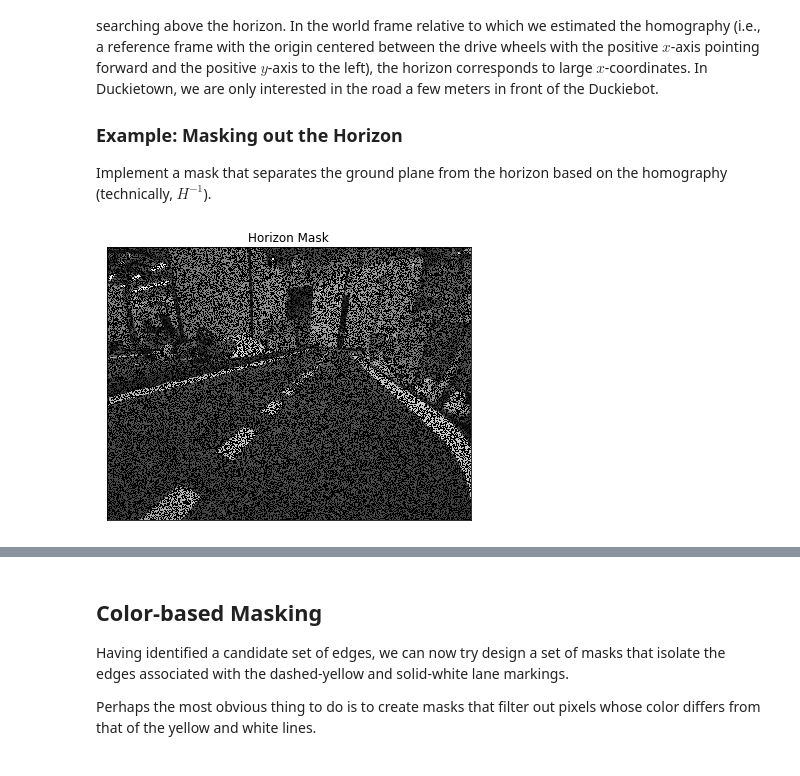
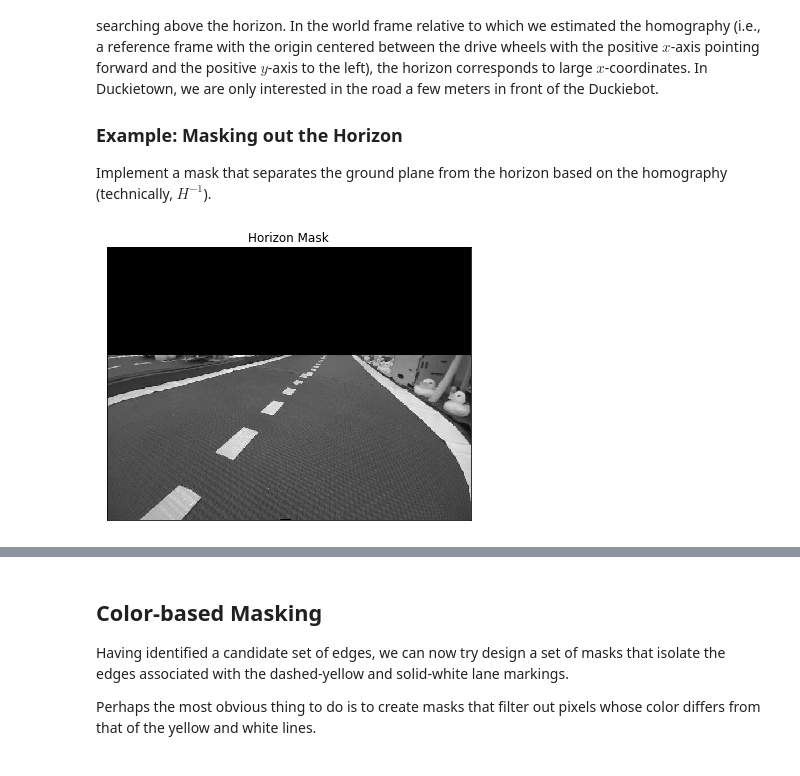
Before and after one commit to olivier-2018/dt-exercises, a Jupyter notebook: visual_lane_following/solution/01-Visual-Control/visual_lane_following_activity.ipynb, the cells around one changed output, grey strips where cells are left out. Drawn from its saved outputs; the diff is of its cells as text; code cells hidden in the pictures.

```diff
--- a/visual_lane_following/solution/01-Visual-Control/visual_lane_following_activity.ipynb
+++ b/visual_lane_following/solution/01-Visual-Control/visual_lane_following_activity.ipynb
@@ -121,11 +126,19 @@ In Duckietown, the ground is planar and in other self-driving and robotics domai
 Implement a mask that separates the ground plane from the horizon based on the homography (technically, $H^{-1}$).
 # %%
 # TODO: Implement mask
-mask_ground = np.random.randint(2, size=img.shape, dtype=uint8) # CHANGE ME
+
+xmax = 2
+X = np.array([xmax, 0.0, 1.0])
+x = Hinv.dot(X)
+x = x/x[-1]
+
+height = img.shape[1]
+mask_ground = np.ones(img.shape, dtype=np.uint8)
+mask_ground[0:int(np.floor(x[1])),:] = 0
 
 fig = plt.figure(figsize = (30,20))
 ax1 = fig.add_subplot(1,4,1)
 ax1.imshow(img*mask_ground,cmap = 'gray')
 ax1.set_title('Horizon Mask'), ax1.set_xticks([]), ax1.set_yticks([]);
 # %% [output]
-[figure, old version]
+[figure, new version]
```
Also changed, not shown: parts of 15 cells of this notebook, 3 other files.
